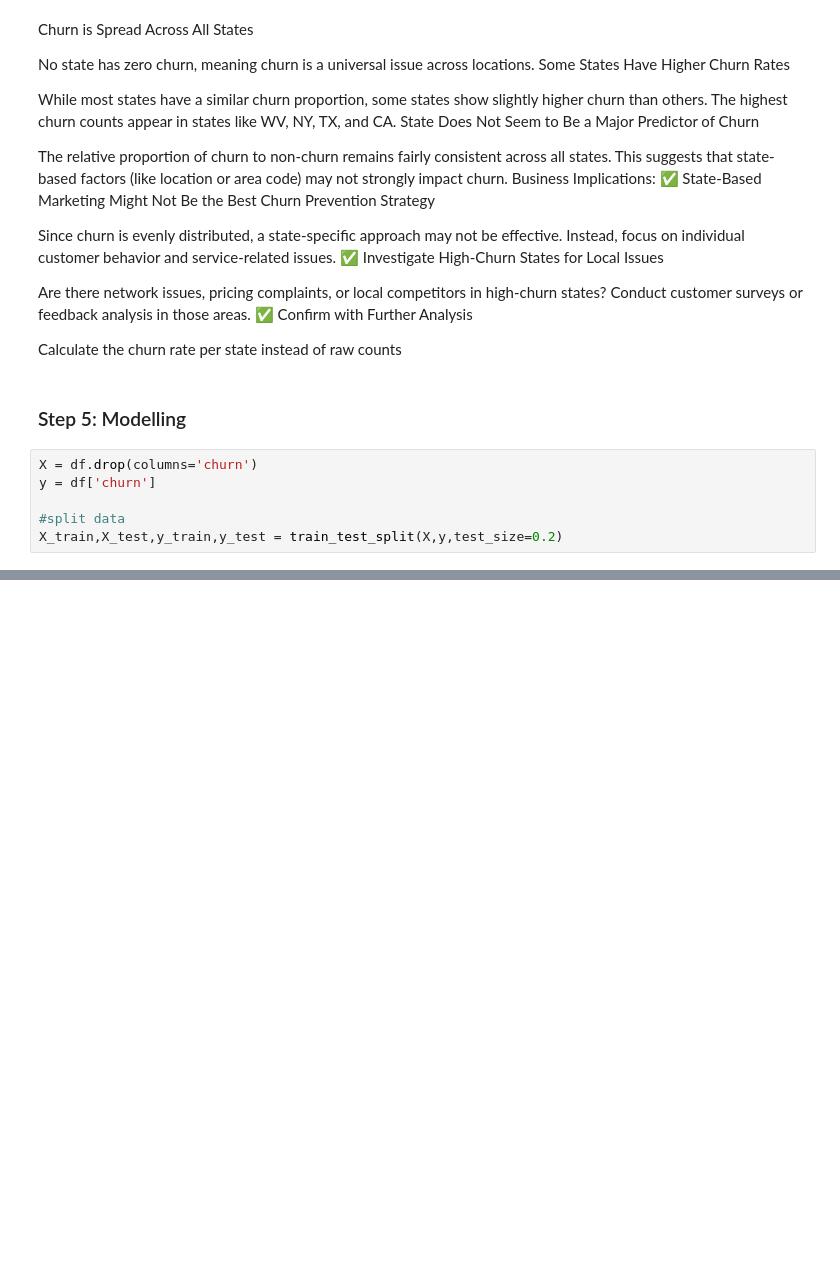
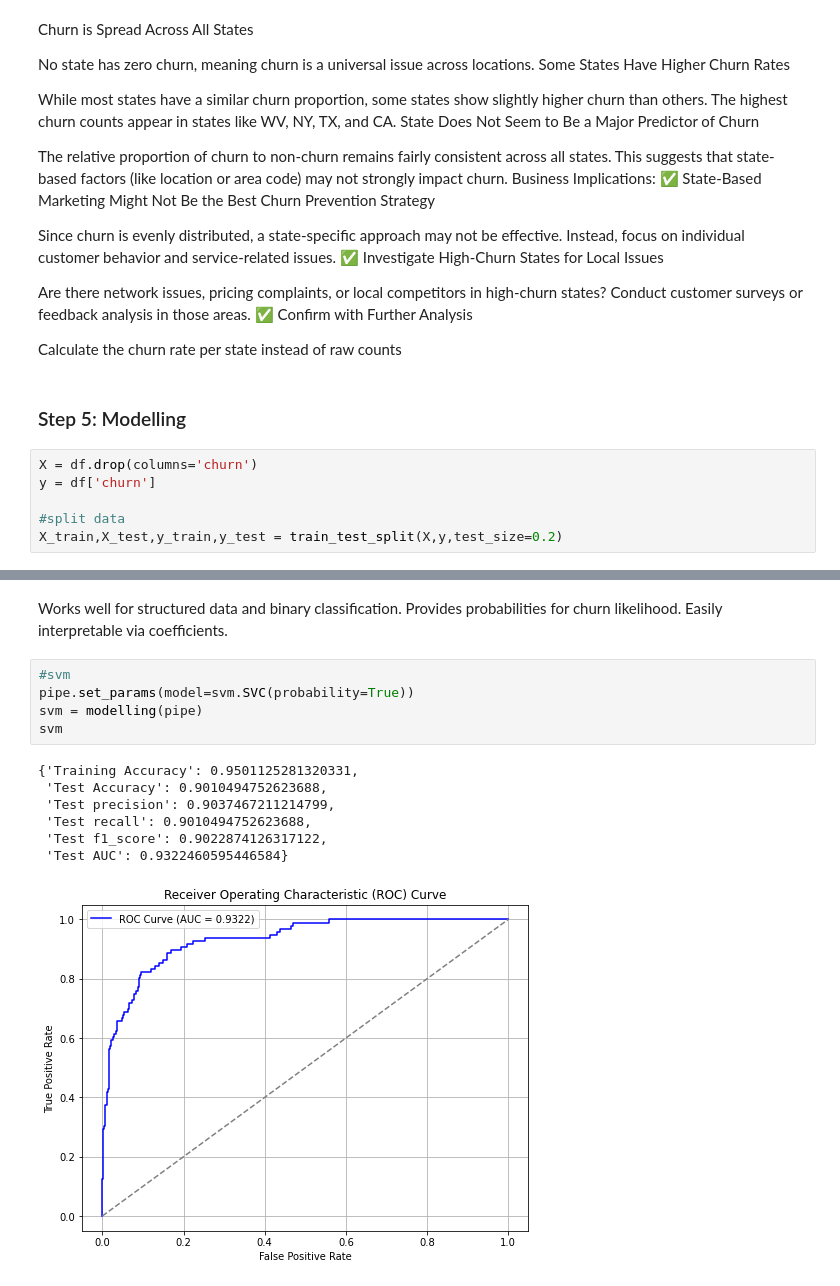
Before and after one commit to GraceMwende/Customer-Churn, a Jupyter notebook: Customer Churn.ipynb, the cells around one changed output, grey strips where cells are left out. Saved outputs shown, nothing was run; the diff lists cells and outputs as text; blank space fills up the shorter version.

```diff
--- a/Customer Churn.ipynb
+++ b/Customer Churn.ipynb
@@ -591,0 +681,17 @@ weighted avg       0.80      0.83      0.78       667
+# %% [markdown]
+Works well for structured data and binary classification.
+Provides probabilities for churn likelihood.
+Easily interpretable via coefficients.
+# %%
+#svm
+pipe.set_params(model=svm.SVC(probability=True))
+svm = modelling(pipe)
+svm
+# %% [output]
+{'Training Accuracy': 0.9501125281320331,
+ 'Test Accuracy': 0.9010494752623688,
+ 'Test precision': 0.9037467211214799,
+ 'Test recall': 0.9010494752623688,
+ 'Test f1_score': 0.9022874126317122,
+ 'Test AUC': 0.9322460595446584}
+[figure, added]
```
Also changed, not shown: parts of 15 cells of this notebook.
